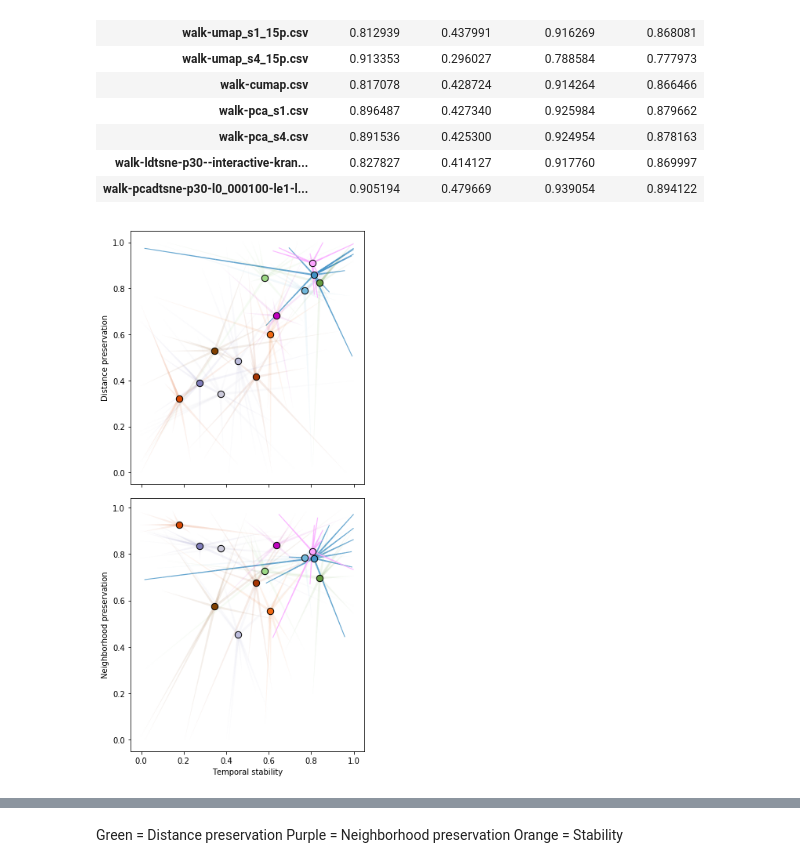
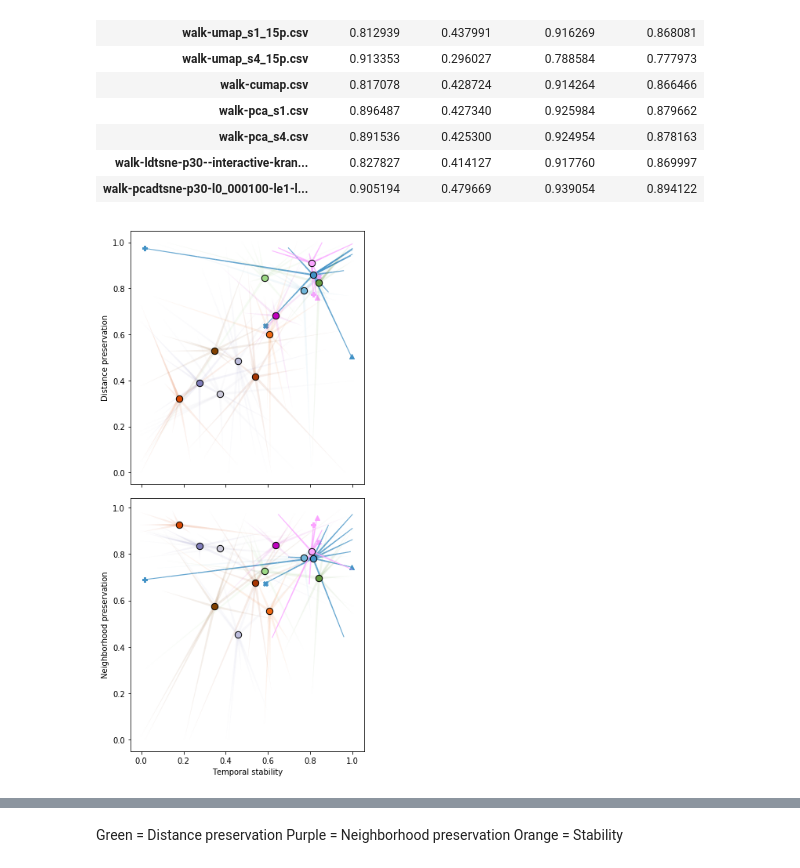
Before and after one commit to EduardoVernier/landmark-based-dynamic-projections, a Jupyter notebook: plots/v3.ipynb, the cells around one changed output, grey strips where cells are left out. Saved outputs shown, nothing was run; the diff lists cells and outputs as text; code cells hidden in the pictures.

```diff
--- a/plots/v3.ipynb
+++ b/plots/v3.ipynb
@@ -45,6 +45,10 @@ def get_method(name):
         return 'G-UMAP'
     elif s.startswith('cumap'):
         return 'C-UMAP'
+    elif s.startswith('AE'):
+        return 'G-AE'
+    elif s.startswith('VAE'):
+        return 'G-VAE'
     else:
         return s.split('_')[0]
 # %%
@@ -118,8 +122,8 @@ df
 | walk-pcadtsne-p30-l0_000100-le1-l... | 0.905194 | 0.479669 | 0.939054 | 0.894122 |
 # %%
 colors = {
-    'AE' : '#71B7DA',
-    'VAE' : '#4292C6',
+    'G-AE' : '#71B7DA',
+    'G-VAE' : '#4292C6',
 
     'TF-tSNE' : '#D94801',
     'G-tSNE' : '#F16913',
@@ -203,40 +207,59 @@ def normal_star_leg(ax, xs, ys, color):
 fig, axs = plt.subplots(2, 1, figsize=(5,10), sharex=True)
 # axs[0].set_title('Mean', loc='left')
 for i, name in enumerate(methods):
-#     marker = 'D' if name in ['pcdtSNE', 'ldtSNE'] else 'o'
+    marker = 'o'
 
     where = np.where(stab_mean.mean(axis=1).index == name)[0]
 
     x_mean = float(stab_mean.mean(axis=1)[where])
     y_mean = float(spat_mean.mean(axis=1)[where])
+#     axs[0].text(x_mean, y_mean, name)
     axs[0].scatter(x_mean, y_mean, s=70, marker=marker, c=colors[name], edgecolor='black', linewidth=1, zorder=10)
     for x,y in zip(stab_mean.iloc[where].values.flatten(), spat_mean.iloc[where].values.flatten()):
         tapered_star_leg(axs[0], [x_mean, x], [y_mean, y], colors[name])
 
-    if name in ['PCD-tSNE', 'VAE']:
+    if name in ['PCD-tSNE', 'G-VAE']:
+        axs[0].scatter(stab_mean.loc[name]['walk'], spat_mean.loc[name]['walk'],
+                       marker="P", color=colors[name])
+        axs[0].scatter(stab_mean.loc[name]['nnset'], spat_mean.loc[name]['nnset'],
+                       marker="^", color=colors[name])
+        axs[0].scatter(stab_mean.loc[name]['fashion'], spat_mean.loc[name]['fashion'],
+                       marker="X", color=colors[name])
+#         axs[0].scatter(stab_mean.loc[name]['esc50'], spat_mean.loc[name]['esc50'],
+#                        marker=matplotlib.markers.CARETRIGHT, color=colors[name])
+
         for x,y in zip(stab_mean.iloc[where].values.flatten(), spat_mean.iloc[where].values.flatten()):
                 normal_star_leg(axs[0], [x_mean, x], [y_mean, y], colors[name])
 
 
     x_mean = float(stab_mean.mean(axis=1)[where])
     y_mean = float(neigh_mean.mean(axis=1)[where])
     axs[1].scatter(x_mean, y_mean, s=70, marker=marker, c=colors[name], edgecolor='black', linewidth=1, zorder=10, label=name)
+#     axs[1].text(x_mean, y_mean, name, horizontalalignment='center', transform=axs[1].transAxes)
     for x,y in zip(stab_mean.iloc[where].values.flatten(), neigh_mean.iloc[where].values.flatten()):
         tapered_star_leg(axs[1], [x_mean, x], [y_mean, y], colors[name])
 
-    if name in ['PCD-tSNE', 'VAE']:
+    if name in ['PCD-tSNE', 'G-VAE']:
+        axs[1].scatter(stab_mean.loc[name]['walk'], neigh_mean.loc[name]['walk'],
+                       marker="P", color=colors[name])
+        axs[1].scatter(stab_mean.loc[name]['nnset'], neigh_mean.loc[name]['nnset'],
+                       marker="^", color=colors[name])
+        axs[1].scatter(stab_mean.loc[name]['fashion'], neigh_mean.loc[name]['fashion'],
+                       marker="X", color=colors[name])
+#         axs[1].scatter(stab_mean.loc[name]['esc50'], neigh_mean.loc[name]['esc50'],
+#                        marker=matplotlib.markers.CARETRIGHT, color=colors[name])
         for x,y in zip(stab_mean.iloc[where].values.flatten(), neigh_mean.iloc[where].values.flatten()):
                 normal_star_leg(axs[1], [x_mean, x], [y_mean, y], colors[name])
 
     axs[0].set_ylabel('Distance preservation')
     axs[1].set_xlabel('Temporal stability')
     axs[1].set_ylabel('Neighborhood preservation')
 
     plt.tight_layout()
 
 # plt.legend(loc='center left', bbox_to_anchor=(1, 0.5))
 # fig.savefig('starplot.svg', pad_inches=0, bbox_inches='tight')
-fig.savefig('starplot.pdf', pad_inches=0, bbox_inches='tight')
+# fig.savefig('starplot.pdf', pad_inches=0, bbox_inches='tight')
 fig.savefig('starplot.png', pad_inches=0, bbox_inches='tight', dpi=400)
 # %% [output]
-[figure, old version]
+[figure, new version]
```
Also changed, not shown: parts of 8 cells of this notebook, 10 other files.
